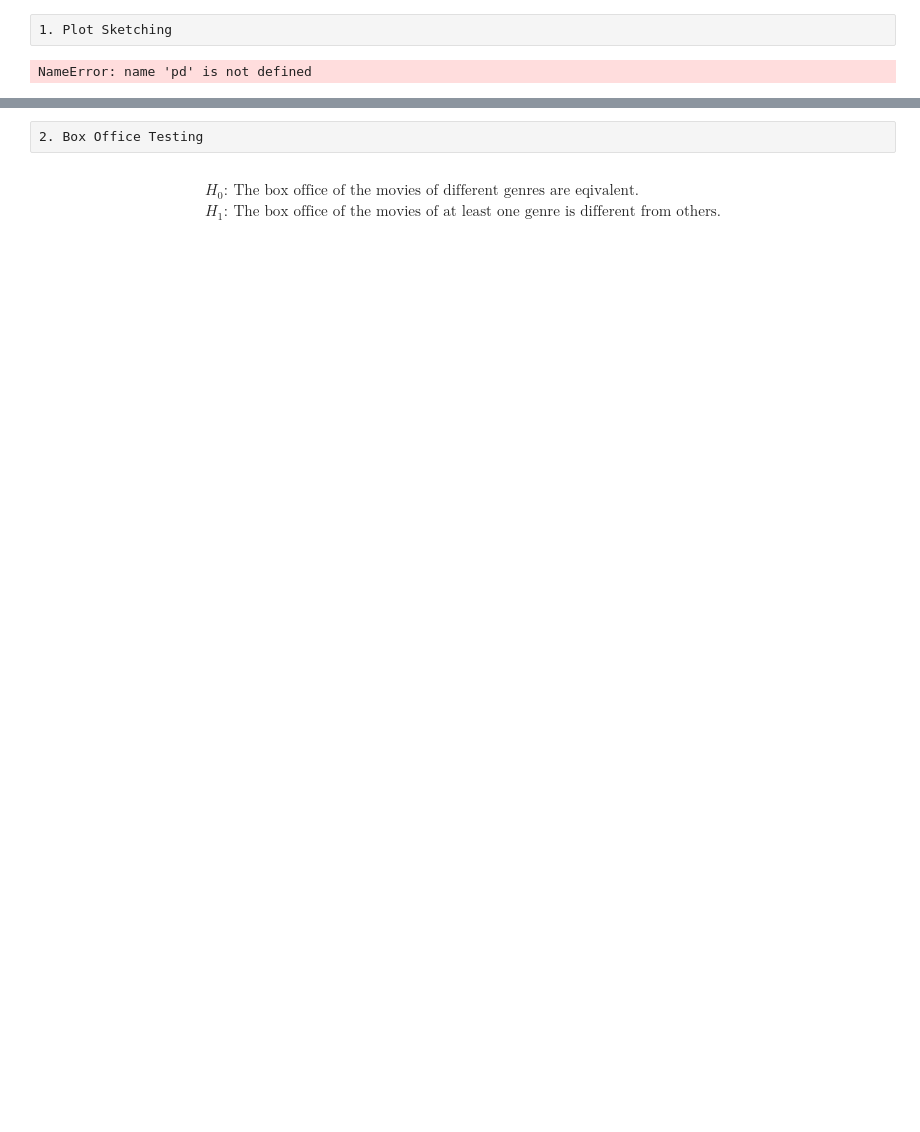
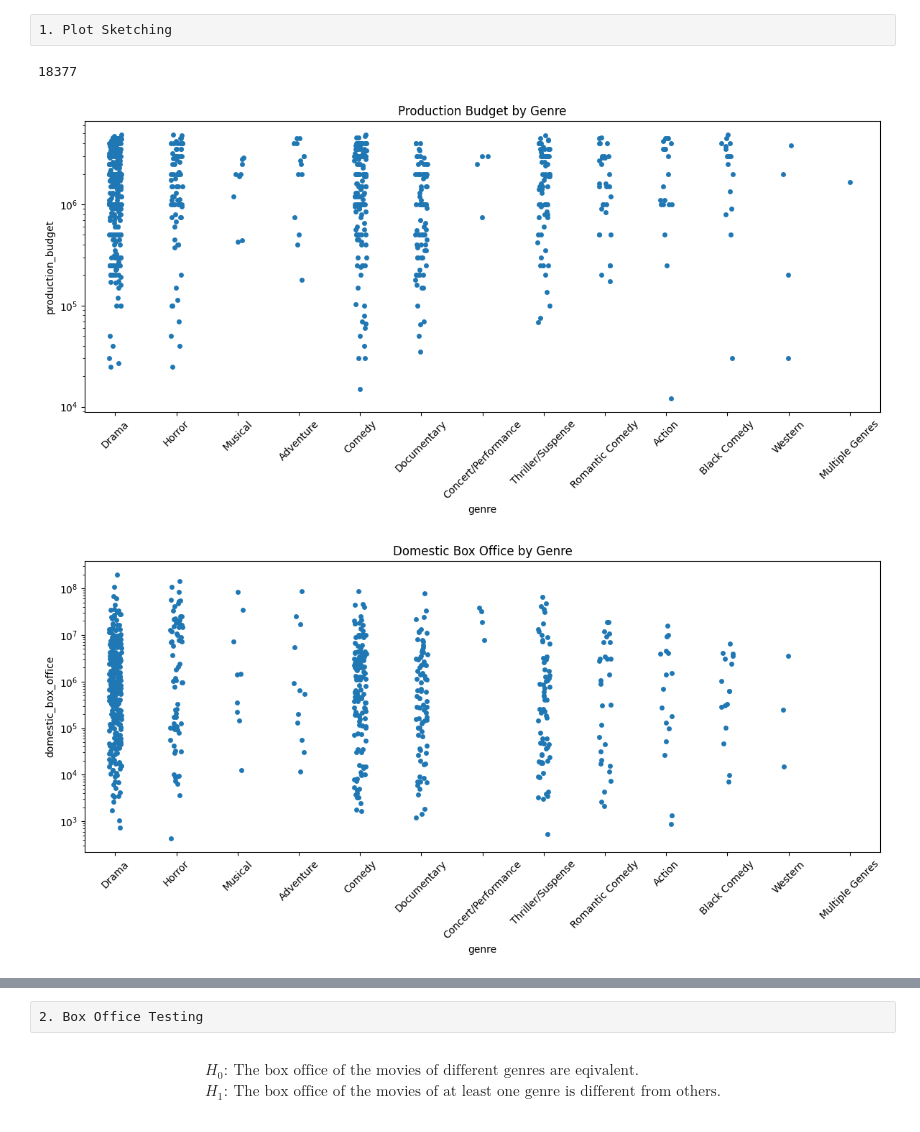
Before and after one commit to Ocean1029/Statistics_Final_Project, a Jupyter notebook: anova_genre.ipynb, the cells around one changed output, grey strips where cells are left out. Saved outputs shown, nothing was run; the diff lists cells and outputs as text; code cells hidden in the pictures; blank space fills up the shorter version.

```diff
--- a/anova_genre.ipynb
+++ b/anova_genre.ipynb
@@ -23,36 +21,42 @@ df = pd.read_csv('movie_summary.csv')
 
 # Filter by production year and budget
 filtered_df = df[
-    (df['production_year'] > 2000) &
-    (df['production_budget'] < 20000000) &
+    (df['genre'] != "Reality") &
+    (df['production_budget'] < 5000000) &
+    (df['production_budget'] > 10000) &
     df['genre'].notna() &
     df['domestic_box_office'].notna() &
     df['international_box_office'].notna()
 ]
+
+print(filtered_df.size)
 
 # Strip plot (with jitter to separate overlapping points)
 plt.figure(figsize=(12, 6))
 sns.stripplot(data=filtered_df, x='genre', y='production_budget', jitter=True)
 plt.yscale('log')
 plt.title("Production Budget by Genre")
 plt.xticks(rotation=45)
 plt.tight_layout()
+plt.savefig("budget_strip_plot")
 plt.show()
 
 plt.figure(figsize=(12, 6))
 sns.stripplot(data=filtered_df, x='genre', y='domestic_box_office', jitter=True)
 plt.yscale('log')
 plt.title("Domestic Box Office by Genre")
 plt.xticks(rotation=45)
 plt.tight_layout()
 plt.show()
 
 plt.figure(figsize=(12, 6))
 sns.stripplot(data=filtered_df, x='genre', y='international_box_office', jitter=True)
 plt.yscale('log')
 plt.title("International Box Office by Genre")
 plt.xticks(rotation=45)
 plt.tight_layout()
 plt.show()
 # %% [output]
-NameError: name 'pd' is not defined
+18377
+[figure, added]
+[figure, added]
```
Also changed, not shown: parts of 8 cells of this notebook, 3 other files.
